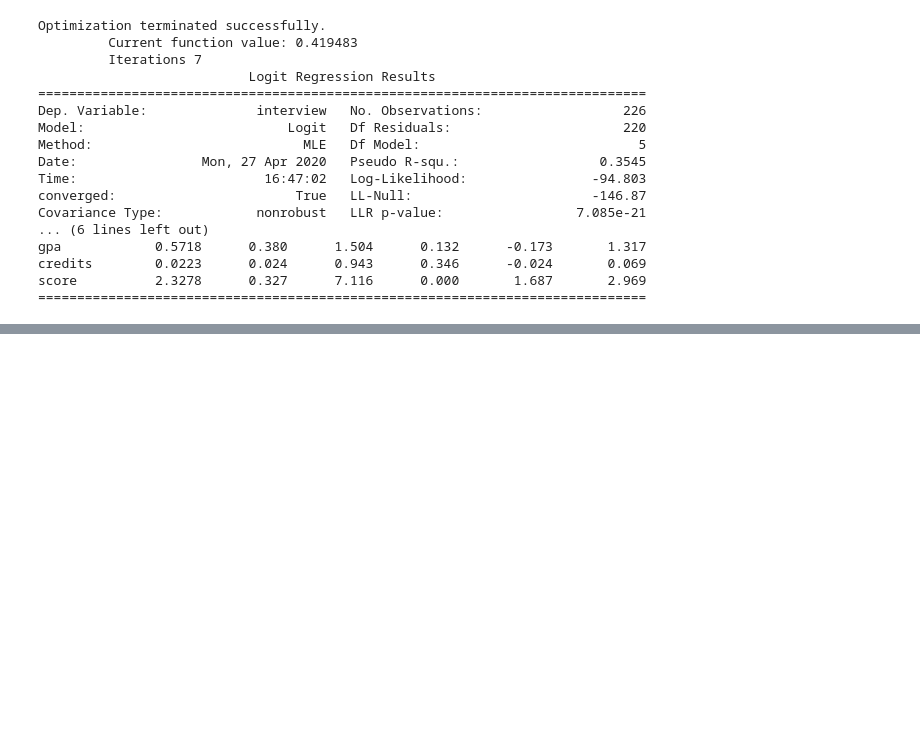
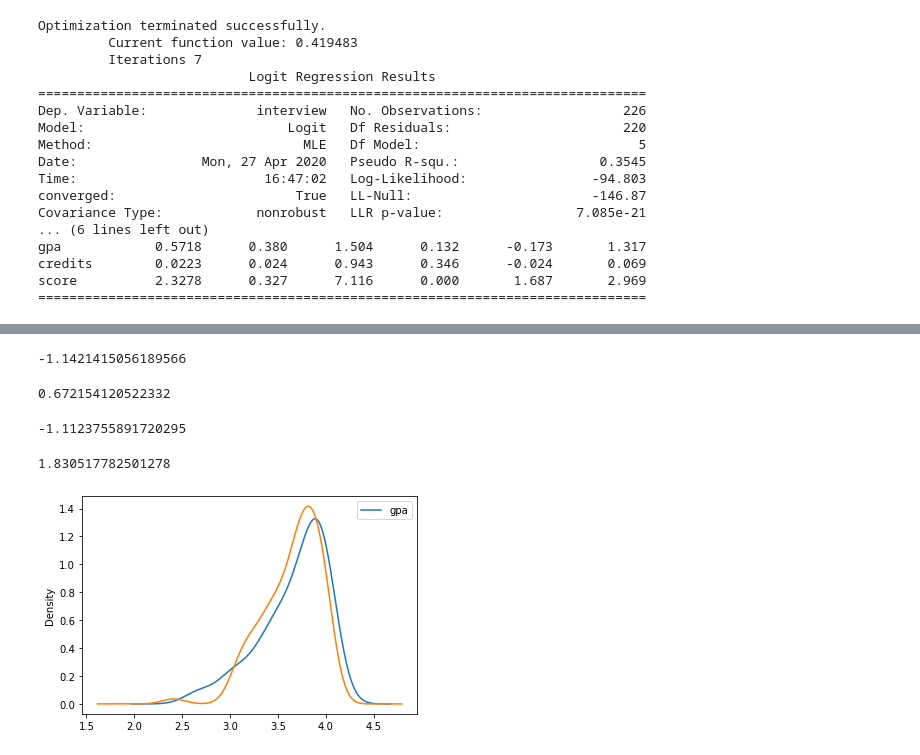
Before and after one commit to jpbailey/438a, a Jupyter notebook: questselections18.ipynb, the cells around one changed output, grey strips where cells are left out. Cells and saved outputs as stored; diff of their text form; code cells hidden in the pictures; blank space fills up the shorter version.

```diff
--- a/questselections18.ipynb
+++ b/questselections18.ipynb
@@ -117,0 +143,24 @@ score          2.3278      0.327      7.116      0.000       1.687       2.969
+# %%
+df_clark = df_filtered[df_filtered['Clark'] == 1]
+df_smith = df_filtered[df_filtered['Smith'] == 1]
+# %%
+df_clark['gpa'].skew()
+# %% [output]
+-1.1421415056189566
+# %%
+df_clark['gpa'].kurtosis()
+# %% [output]
+0.672154120522332
+# %%
+df_smith['gpa'].skew()
+# %% [output]
+-1.1123755891720295
+# %%
+df_smith['gpa'].kurtosis()
+# %% [output]
+1.830517782501278
+# %%
+plt = df_clark['gpa'].plot.kde(legend='joe')
+plt = df_smith['gpa'].plot.kde()
+# %% [output]
+[figure, added]
```
Also changed, not shown: parts of 12 cells of this notebook.
